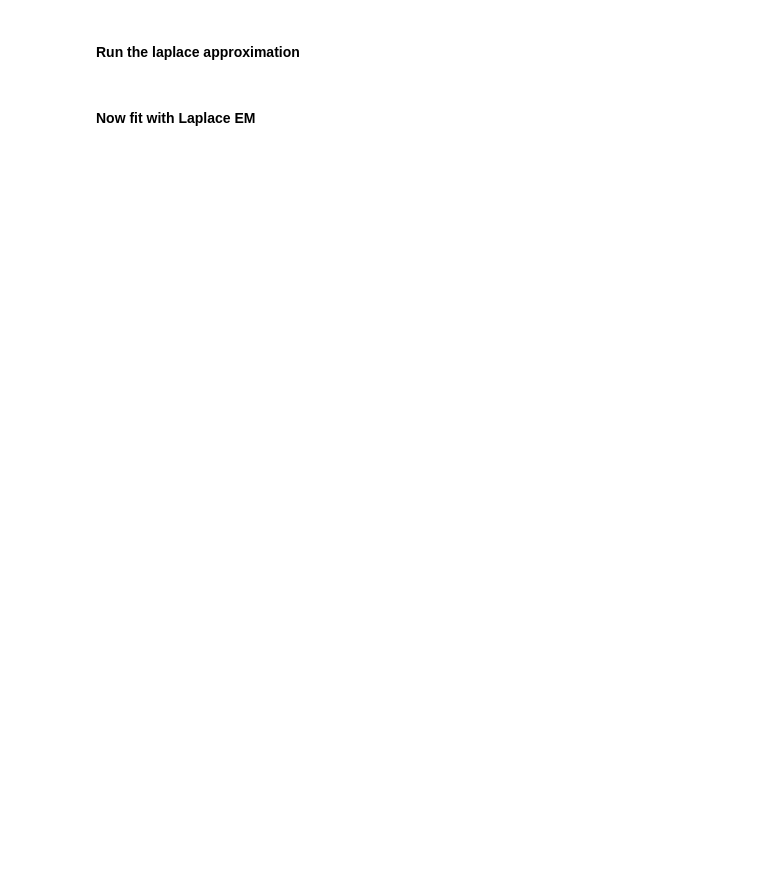
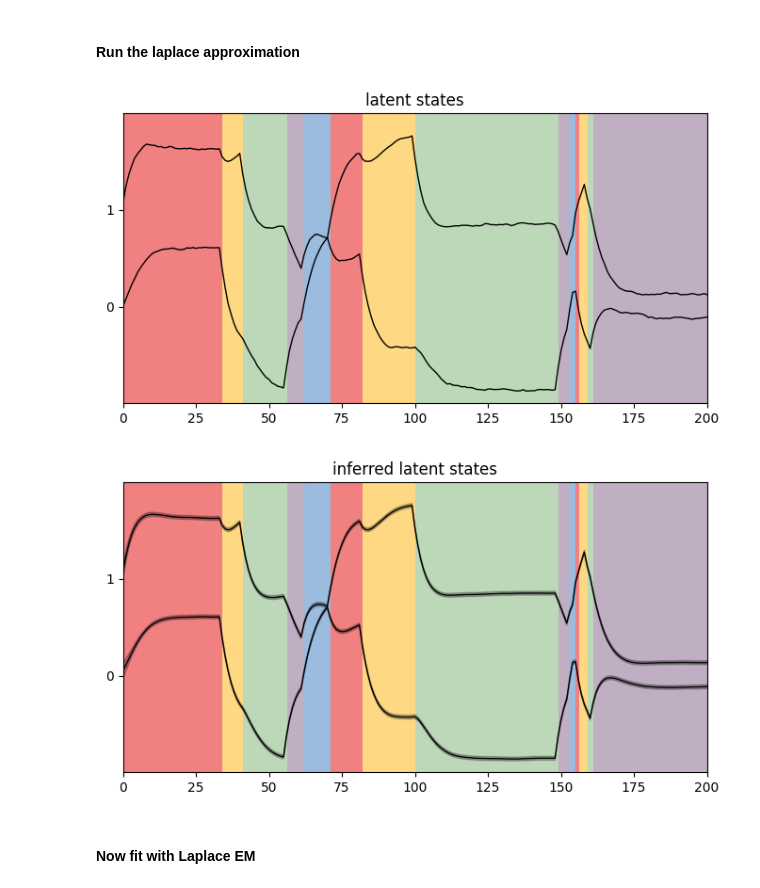
Before and after one commit to r-shruthi11/dynamax, a Jupyter notebook: dynamax/slds/demos/test_laplace_for_slds.ipynb, the cells around one changed output. Cells and saved outputs as stored; diff of their text form; code cells hidden in the pictures; blank space fills up the shorter version.

```diff
--- a/dynamax/slds/demos/test_laplace_for_slds.ipynb
+++ b/dynamax/slds/demos/test_laplace_for_slds.ipynb
@@ -78,21 +82,18 @@ x_sample = block_tridiag_mvn_sample(jr.PRNGKey(0), J_diag, J_lower_diag, h)
 # %%
 # visualize the results
 fig, ax = plot_states_and_timeseries(zs, xs)
 ax.set_xlim(0, 200)
 ax.set_title("latent states")
 plt.show()
 
 cov_x = ExxT - jnp.einsum('ti,tj->tij', Ex, Ex)
 fig, ax = plot_states_and_timeseries(zs, Ex, jnp.sqrt(vmap(jnp.diag)(cov_x)))
 ax.set_xlim(0, 200)
 ax.set_title("inferred latent states")
 plt.show()
-
-
-fig, ax = plot_states_and_timeseries(zs, x_sample)
-ax.set_xlim(0, 200)
-ax.set_title("inferred latent states")
-plt.show()
+# %% [output]
+[figure, added]
+[figure, added]
 # %% [markdown]
 #### Now fit with Laplace EM
 # %%
```
Also changed, not shown: parts of 4 cells of this notebook, 1 other file.
